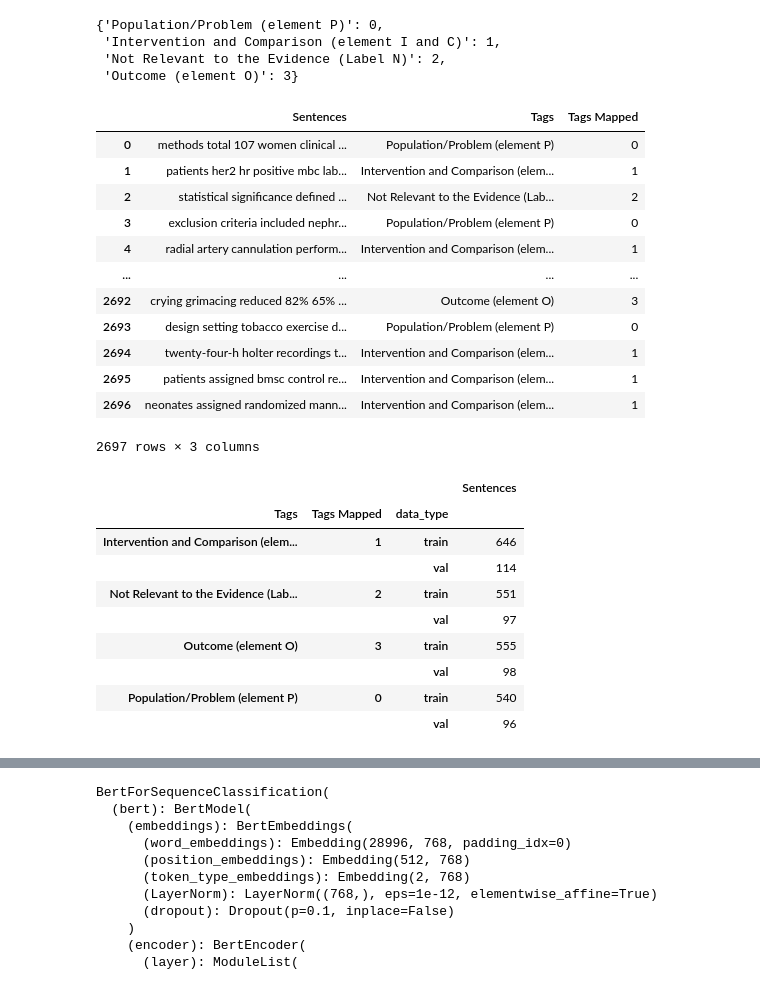
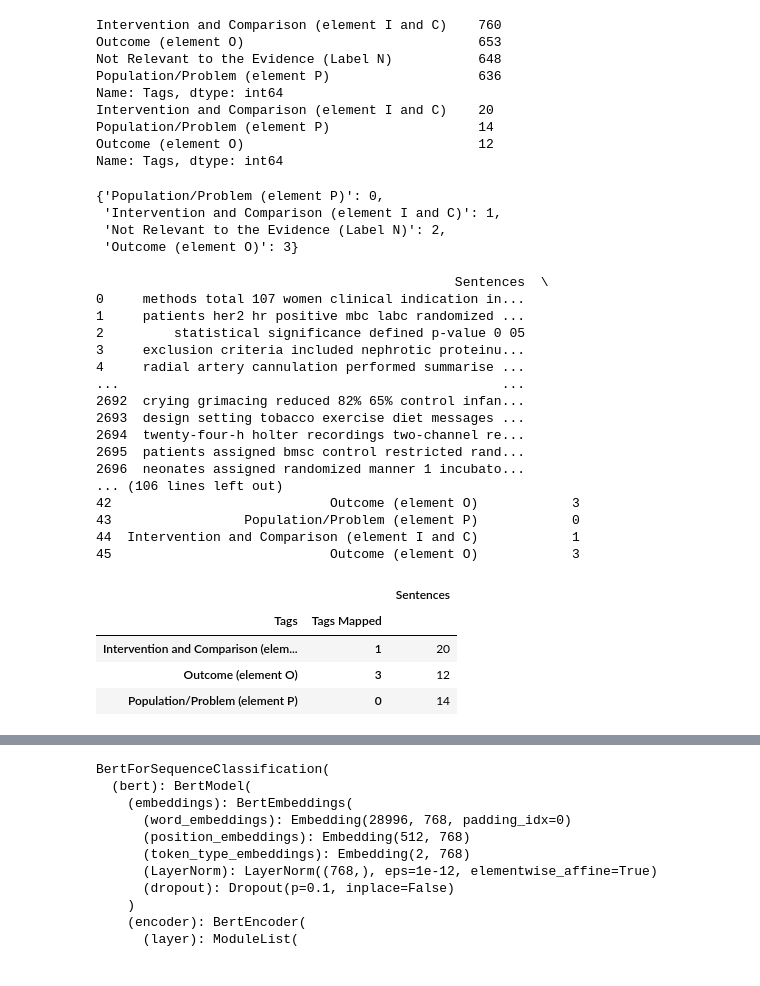
Before and after one commit to lukecage0/QL4POMR-Mitacs, a Jupyter notebook: Task-2/Code/BioBert.ipynb, the cells around one changed output, grey strips where cells are left out. Drawn from its saved outputs; the diff is of its cells as text; code cells hidden in the pictures.

```diff
--- a/Task-2/Code/BioBert.ipynb
+++ b/Task-2/Code/BioBert.ipynb
@@ -72,0 +49,5 @@ Name: Tags, dtype: int64
+# %%
+df=pd.read_csv('/kaggle/input/biobert-custom-dataset/PICO_Tags_Heart_Disease_Semi_Processed.csv')
+print(df.head())
+df_custom=pd.read_csv('/kaggle/input/biobert-custom-dataset/PICO_custom_dataset.csv')
+print(df_custom.head())
@@ -73,3 +72,16 @@ Name: Tags, dtype: int64
+# %%
+print(df['Tags'].value_counts())
+print(df_custom['Tags'].value_counts())
+# %% [output]
+Intervention and Comparison (element I and C)    760
+Outcome (element O)                              653
+Not Relevant to the Evidence (Label N)           648
+Population/Problem (element P)                   636
+Name: Tags, dtype: int64
+Intervention and Comparison (element I and C)    20
+Population/Problem (element P)                   14
+Outcome (element O)                              12
+Name: Tags, dtype: int64
 # %%
 evidence_labels = df.Tags.unique()
 
@@ -84,21 +96,27 @@ evidence_dict
  'Outcome (element O)': 3}
 # %%
 df['Tags Mapped'] = df.Tags.map(evidence_dict)
-df
+print(df)
+df_custom['Tags Mapped'] = df_custom.Tags.map(evidence_dict)
+print(df_custom)
 # %% [output]
-|  | Sentences | Tags | Tags Mapped |
-| 0 | methods total 107 women clinical ... | Population/Problem (element P) | 0 |
-| 1 | patients her2 hr positive mbc lab... | Intervention and Comparison (elem... | 1 |
-| 2 | statistical significance defined ... | Not Relevant to the Evidence (Lab... | 2 |
-| 3 | exclusion criteria included nephr... | Population/Problem (element P) | 0 |
-| 4 | radial artery cannulation perform... | Intervention and Comparison (elem... | 1 |
-| ... | ... | ... | ... |
-| 2692 | crying grimacing reduced 82% 65% ... | Outcome (element O) | 3 |
-| 2693 | design setting tobacco exercise d... | Population/Problem (element P) | 0 |
-| 2694 | twenty-four-h holter recordings t... | Intervention and Comparison (elem... | 1 |
-| 2695 | patients assigned bmsc control re... | Intervention and Comparison (elem... | 1 |
-| 2696 | neonates assigned randomized mann... | Intervention and Comparison (elem... | 1 |
-2697 rows × 3 columns
+                                              Sentences  \
+0     methods total 107 women clinical indication in...
+1     patients her2 hr positive mbc labc randomized ...
+2         statistical significance defined p-value 0 05
+3     exclusion criteria included nephrotic proteinu...
+4     radial artery cannulation performed summarise ...
+...                                                 ...
+2692  crying grimacing reduced 82% 65% control infan...
+2693  design setting tobacco exercise diet messages ...
+2694  twenty-four-h holter recordings two-channel re...
+2695  patients assigned bmsc control restricted rand...
+2696  neonates assigned randomized manner 1 incubato...
+... (106 lines left out)
+42                            Outcome (element O)            3
+43                 Population/Problem (element P)            0
+44  Intervention and Comparison (element I and C)            1
+45                            Outcome (element O)            3
 # %%
 X_train, X_val, y_train, y_val = train_test_split(df.index.values,\
                                                   df['Tags Mapped'].values,\
@@ -113,13 +136,9 @@ df.loc[X_val, 'data_type'] = 'val'
 # %%
 df.groupby(['Tags', 'Tags Mapped', 'data_type']).count()
+df_custom.groupby(['Tags', 'Tags Mapped']).count()
 # %% [output]
-|  |  |  | Sentences |
-| Tags | Tags Mapped | data_type |  |
-| Intervention and Comparison (elem... | 1 | train | 646 |
-|  |  | val | 114 |
-| Not Relevant to the Evidence (Lab... | 2 | train | 551 |
-|  |  | val | 97 |
-| Outcome (element O) | 3 | train | 555 |
-|  |  | val | 98 |
-| Population/Problem (element P) | 0 | train | 540 |
-|  |  | val | 96 |
+|  |  | Sentences |
+| Tags | Tags Mapped |  |
+| Intervention and Comparison (elem... | 1 | 20 |
+| Outcome (element O) | 3 | 12 |
+| Population/Problem (element P) | 0 | 14 |
```
Also changed, not shown: parts of 21 cells of this notebook, 1 other file.
